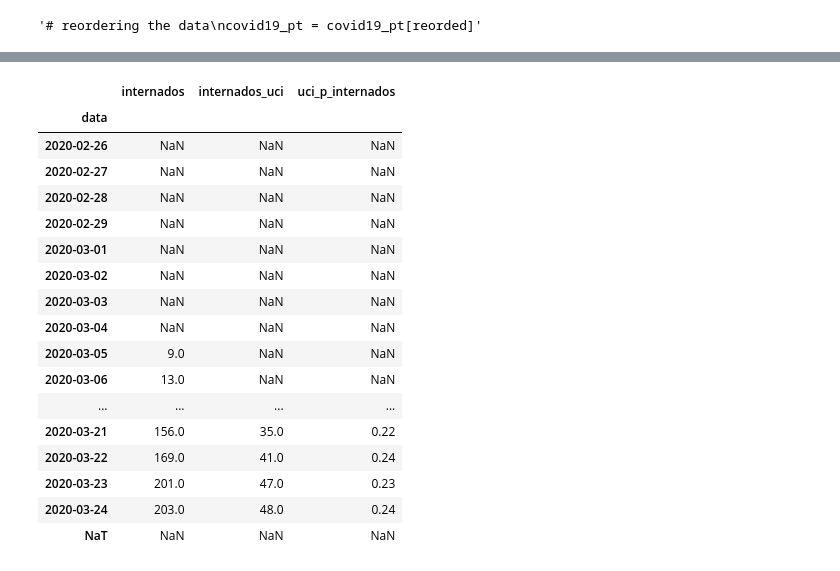
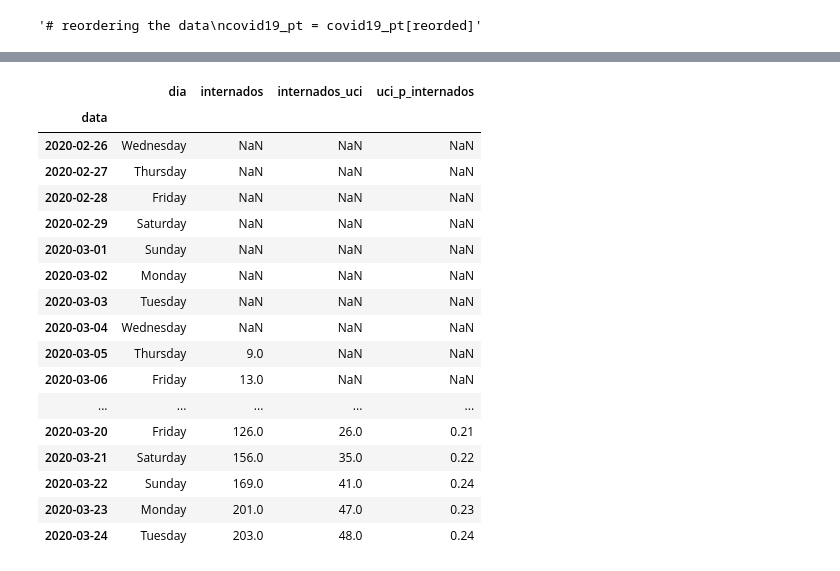
Before and after one commit to duarteharris/covid19pt-data, a Jupyter notebook: covid19pt.ipynb, the cells around one changed output, grey strips where cells are left out. Cells and saved outputs as stored; diff of their text form; code cells hidden in the pictures.

```diff
--- a/covid19pt.ipynb
+++ b/covid19pt.ipynb
@@ -305,5 +305,6 @@ covid19_pt.tail()
 # %%
 # adding weekday
+covid19_pt["dia"] = covid19_pt.index.day_name()
 # %%
 # calculating  'R0'(número básico de reprodução)
 covid19_pt["factor_propagacao"] = 1 + round(covid19_pt["confirmados"].pct_change(), 2)
@@ -335,0 +337,12 @@ covid19_pt.tail()
+# %%
+# creating function to check and insert relations into the DF
+def relations(dividend, divisor):
+    """"""
+    relation = round(dividend.div(divisor), 2)
+
+    return relation
+# %%
+covid19_pt["test"] = covid19_pt.apply(relations(covid19_pt.["confirmados_novos"],
+                                                covid19_pt["lab"]))
+
+covid19_pt["test"]
@@ -435,23 +456,24 @@ uci_p_interns = round(covid19_pt.loc[:, "internados_uci"].div(covid19_pt["intern
 covid19_pt.insert(loc = len(covid19_pt.columns), column = "uci_p_internados",
                   value = uci_p_interns)
 # %%
-covid19_pt[["internados", "internados_uci", "uci_p_internados"]]
+# checking
+covid19_pt[["dia", "internados", "internados_uci", "uci_p_internados"]]
 # %% [output]
-|  | internados | internados_uci | uci_p_internados |
-| data |  |  |  |
-| 2020-02-26 | NaN | NaN | NaN |
-| 2020-02-27 | NaN | NaN | NaN |
-| 2020-02-28 | NaN | NaN | NaN |
-| 2020-02-29 | NaN | NaN | NaN |
-| 2020-03-01 | NaN | NaN | NaN |
-| 2020-03-02 | NaN | NaN | NaN |
-| 2020-03-03 | NaN | NaN | NaN |
-| 2020-03-04 | NaN | NaN | NaN |
-| 2020-03-05 | 9.0 | NaN | NaN |
-| 2020-03-06 | 13.0 | NaN | NaN |
-| ... | ... | ... | ... |
-| 2020-03-21 | 156.0 | 35.0 | 0.22 |
-| 2020-03-22 | 169.0 | 41.0 | 0.24 |
-| 2020-03-23 | 201.0 | 47.0 | 0.23 |
-| 2020-03-24 | 203.0 | 48.0 | 0.24 |
-| NaT | NaN | NaN | NaN |
+|  | dia | internados | internados_uci | uci_p_internados |
+| data |  |  |  |  |
+| 2020-02-26 | Wednesday | NaN | NaN | NaN |
+| 2020-02-27 | Thursday | NaN | NaN | NaN |
+| 2020-02-28 | Friday | NaN | NaN | NaN |
+| 2020-02-29 | Saturday | NaN | NaN | NaN |
+| 2020-03-01 | Sunday | NaN | NaN | NaN |
+| 2020-03-02 | Monday | NaN | NaN | NaN |
+| 2020-03-03 | Tuesday | NaN | NaN | NaN |
+| 2020-03-04 | Wednesday | NaN | NaN | NaN |
+| 2020-03-05 | Thursday | 9.0 | NaN | NaN |
+| 2020-03-06 | Friday | 13.0 | NaN | NaN |
+| ... | ... | ... | ... | ... |
+| 2020-03-20 | Friday | 126.0 | 26.0 | 0.21 |
+| 2020-03-21 | Saturday | 156.0 | 35.0 | 0.22 |
+| 2020-03-22 | Sunday | 169.0 | 41.0 | 0.24 |
+| 2020-03-23 | Monday | 201.0 | 47.0 | 0.23 |
+| 2020-03-24 | Tuesday | 203.0 | 48.0 | 0.24 |
```
Also changed, not shown: parts of 18 cells of this notebook.
